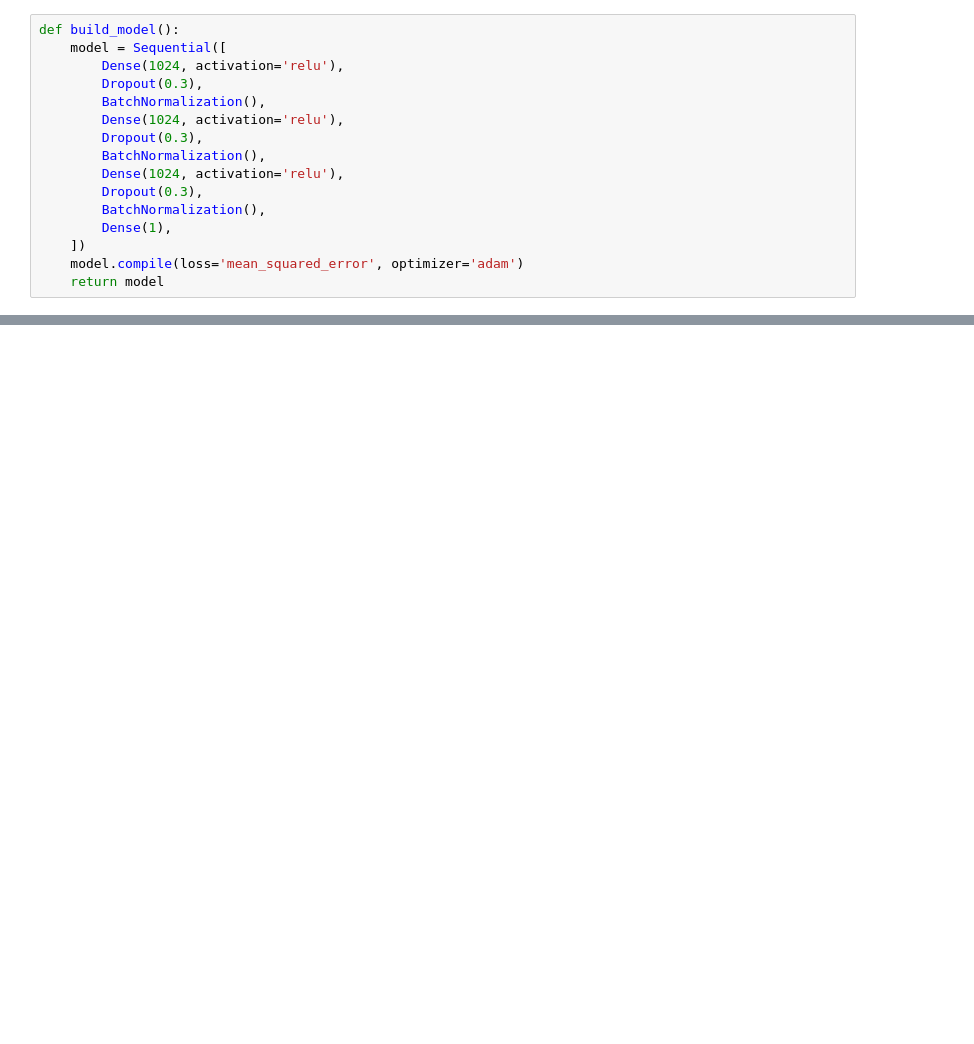
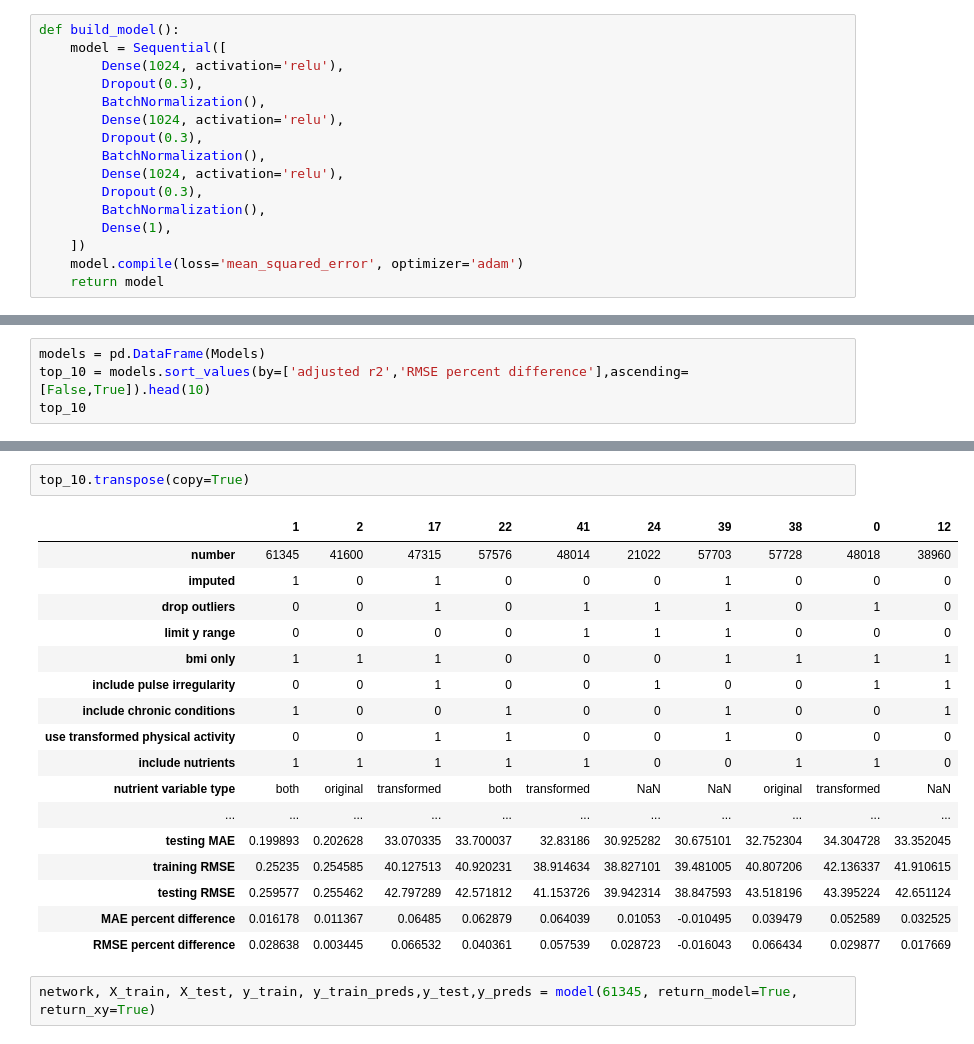
Before and after one commit to mathisme/ThinkfulDSFinalCapstone, a Jupyter notebook: notebooks/NeuralNetworks.ipynb, the cells around one changed output, grey strips where cells are left out. Saved outputs shown, nothing was run; the diff lists cells and outputs as text; blank space fills up the shorter version.

```diff
--- a/notebooks/NeuralNetworks.ipynb
+++ b/notebooks/NeuralNetworks.ipynb
@@ -122,0 +256,4 @@ y_preds = pipeline.predict(X_train)
+# %%
+models = pd.DataFrame(Models)
+top_10 = models.sort_values(by=['adjusted r2','RMSE percent difference'],ascending=[False,True]).head(10)
+top_10
@@ -123 +273,23 @@ y_preds = pipeline.predict(X_train)
+# %%
+top_10.transpose(copy=True)
+# %% [output]
+|  | 1 | 2 | 17 | 22 | 41 | 24 | 39 | 38 | 0 | 12 |
+| number | 61345 | 41600 | 47315 | 57576 | 48014 | 21022 | 57703 | 57728 | 48018 | 38960 |
+| imputed | 1 | 0 | 1 | 0 | 0 | 0 | 1 | 0 | 0 | 0 |
+| drop outliers | 0 | 0 | 1 | 0 | 1 | 1 | 1 | 0 | 1 | 0 |
+| limit y range | 0 | 0 | 0 | 0 | 1 | 1 | 1 | 0 | 0 | 0 |
+| bmi only | 1 | 1 | 1 | 0 | 0 | 0 | 1 | 1 | 1 | 1 |
+| include pulse irregularity | 0 | 0 | 1 | 0 | 0 | 1 | 0 | 0 | 1 | 1 |
+| include chronic conditions | 1 | 0 | 0 | 1 | 0 | 0 | 1 | 0 | 0 | 1 |
+| use transformed physical activity | 0 | 0 | 1 | 1 | 0 | 0 | 1 | 0 | 0 | 0 |
+| include nutrients | 1 | 1 | 1 | 1 | 1 | 0 | 0 | 1 | 1 | 0 |
+| nutrient variable type | both | original | transformed | both | transformed | NaN | NaN | original | transformed | NaN |
+| ... | ... | ... | ... | ... | ... | ... | ... | ... | ... | ... |
+| testing MAE | 0.199893 | 0.202628 | 33.070335 | 33.700037 | 32.83186 | 30.925282 | 30.675101 | 32.752304 | 34.304728 | 33.352045 |
+| training RMSE | 0.25235 | 0.254585 | 40.127513 | 40.920231 | 38.914634 | 38.827101 | 39.481005 | 40.807206 | 42.136337 | 41.910615 |
+| testing RMSE | 0.259577 | 0.255462 | 42.797289 | 42.571812 | 41.153726 | 39.942314 | 38.847593 | 43.518196 | 43.395224 | 42.651124 |
+| MAE percent difference | 0.016178 | 0.011367 | 0.06485 | 0.062879 | 0.064039 | 0.01053 | -0.010495 | 0.039479 | 0.052589 | 0.032525 |
+| RMSE percent difference | 0.028638 | 0.003445 | 0.066532 | 0.040361 | 0.057539 | 0.028723 | -0.016043 | 0.066434 | 0.029877 | 0.017669 |
+# %%
+network, X_train, X_test, y_train, y_train_preds,y_test,y_preds = model(61345, return_model=True, return_xy=True)
 # %%
```
Also changed, not shown: parts of 17 cells of this notebook.
